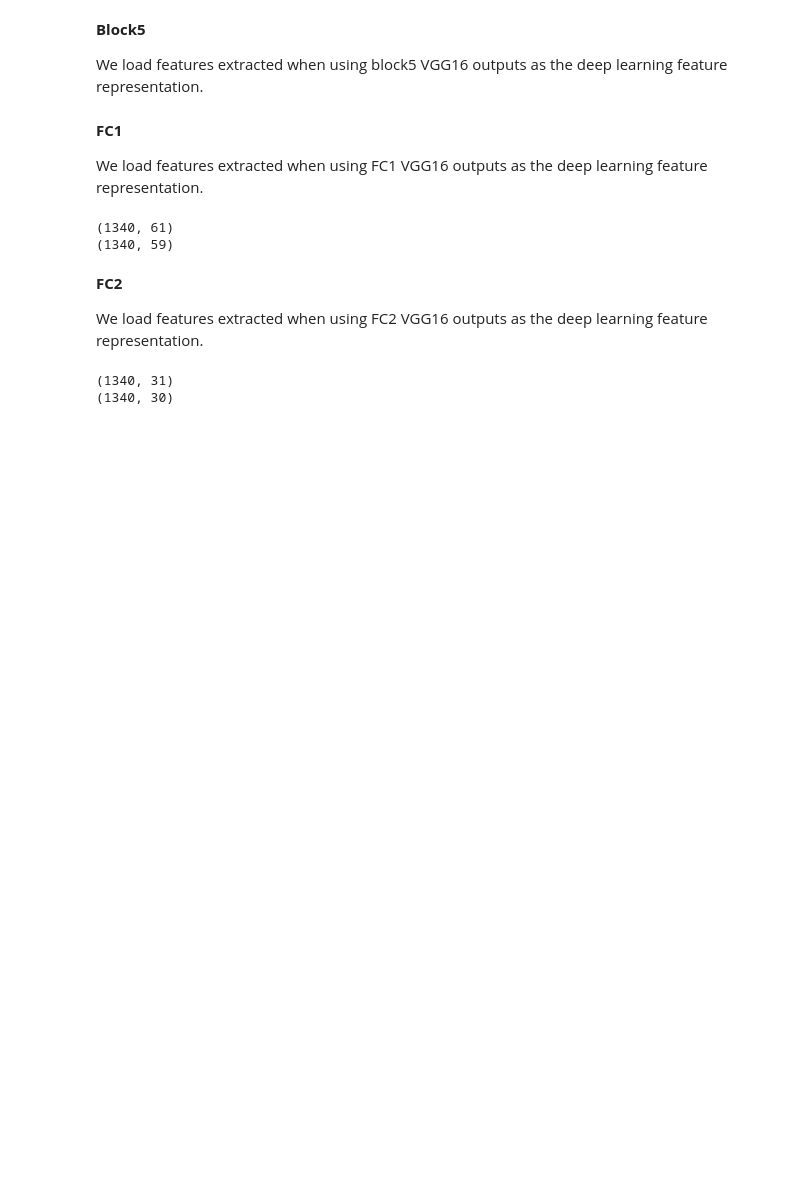
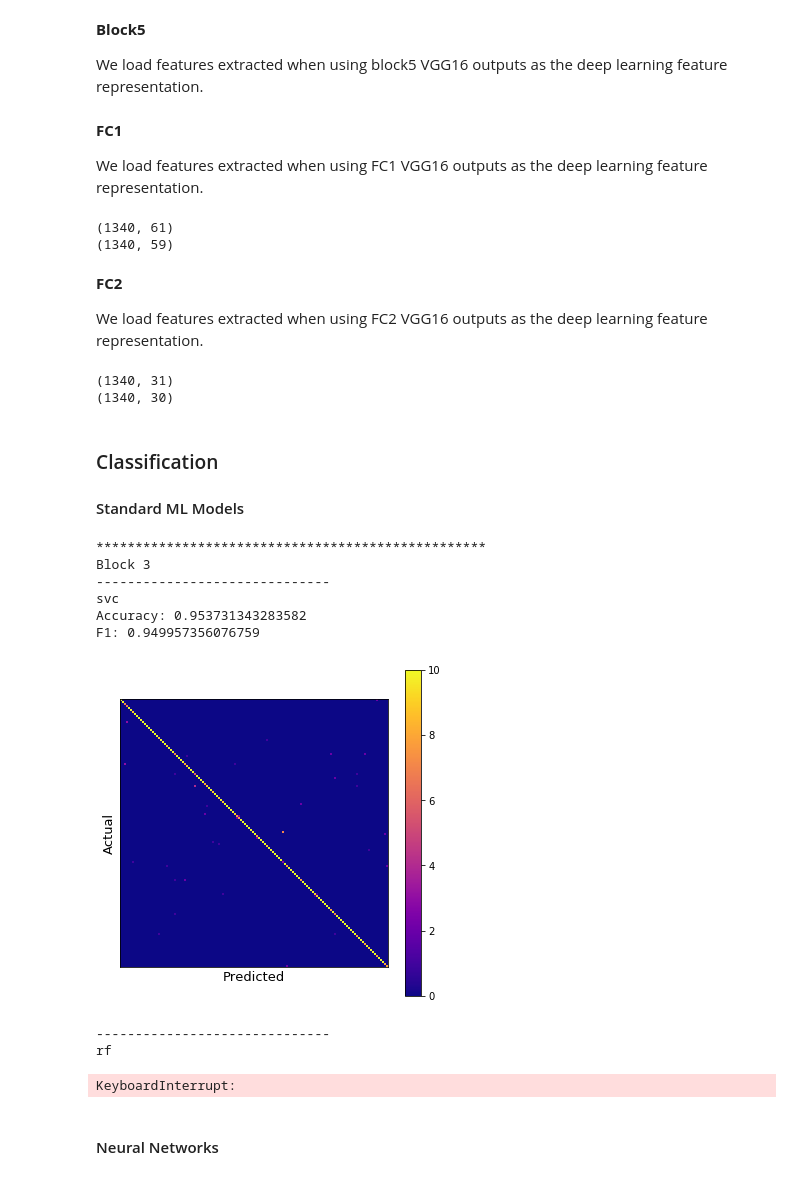
Before and after one commit to maleakhiw/shell-feature-extraction, a Jupyter notebook: notebooks/Deep Learning Features - Part 1.ipynb, the cells around one changed output. Cells and saved outputs as stored; diff of their text form; code cells hidden in the pictures; blank space fills up the shorter version.

```diff
--- a/notebooks/Deep Learning Features - Part 1.ipynb
+++ b/notebooks/Deep Learning Features - Part 1.ipynb
@@ -360,6 +368,8 @@ X_fc1 = np.concatenate((X_fc1a, X_fc1b), axis=1)
 # %%
 # Load
 X_fc1 = load_object("../results/X_fc1_vgg16.pickle")
+scaler = StandardScaler()
+X_fc1_scaled = scaler.fit_transform(X_fc1)
 # %% [markdown]
 **FC2**
 
@@ -391,3 +401,25 @@ save_object(X_fc2, "../results/X_fc2_vgg16.pickle")
 # %%
 # Load
 X_fc2 = load_object("../results/X_fc2_vgg16.pickle")
+scaler = StandardScaler()
+X_fc2_scaled = scaler.fit_transform(X_fc2)
+# %% [markdown]
+### Classification
+
+#### Standard ML Models
+# %%
+## Hyperparameter configurations and result storage
+param_grid_svc = {
+    # random search varying the parameter
+    'C': [0.1, 1, 10, 100, 1000],
+    'gamma': ["scale", "auto"],
+    'kernel': ["rbf", "linear"]
+}
+
+param_grid_rf = {
+    'n_estimators': [10, 100, 200],
+    'criterion' :['gini', 'entropy']
+}
+
+# Used to store results for different feature sets
+list_dict_results = []
@@ -393,0 +458,50 @@ X_fc2 = load_object("../results/X_fc2_vgg16.pickle")
+# %%
+## Evaluation
+# Iterate over different feature sets
+for feature_set , feature_set_name in zip(feature_sets, feature_sets_name):
+
+    print("*"*50)
+    print(feature_set_name)
+
+    X = feature_set[0]
+    y = feature_set[1]
+
+    dict_results = generate_dict_results()
+    # Iterate over different classifiers
+    for classifier, classifier_name, param_grid, cmap in zip(classifiers,
+                                                             classifiers_name,
+                                                             param_grids,
+                                                             cmaps):
+        print("-"*30)
+        print(classifier_name)
+
+        list_acc, list_cm, list_f1, list_cv_results = nested_cv_sklearn(classifier, param_grid, X, y, 5)
+        # Add data to dict_results
+        dict_results["accuracy"].append(list_acc)
+        dict_results["f1"].append(list_f1)
+        dict_results["cv_results"].append(list_cv_results)
+        dict_results["cm"].append(list_cm)
+
+        # Display accuracy, f1, confusion matrix
+        print(f"Accuracy: {np.mean(list_acc)}")
+        print(f"F1: {np.mean(list_f1)}")
+        cm = sum(list_cm)
+
+        plot_confusion_matrix(cm, cmap=cmap)
+
+        print()
+
+    list_dict_results.append(dict_results)
+# %% [output]
+**************************************************
+Block 3
+------------------------------
+svc
+Accuracy: 0.953731343283582
+F1: 0.949957356076759
+[figure, added]
+------------------------------
+rf
+KeyboardInterrupt:
+# %% [markdown]
+#### Neural Networks
```
Also changed, not shown: parts of 10 cells of this notebook, 3 other files.
